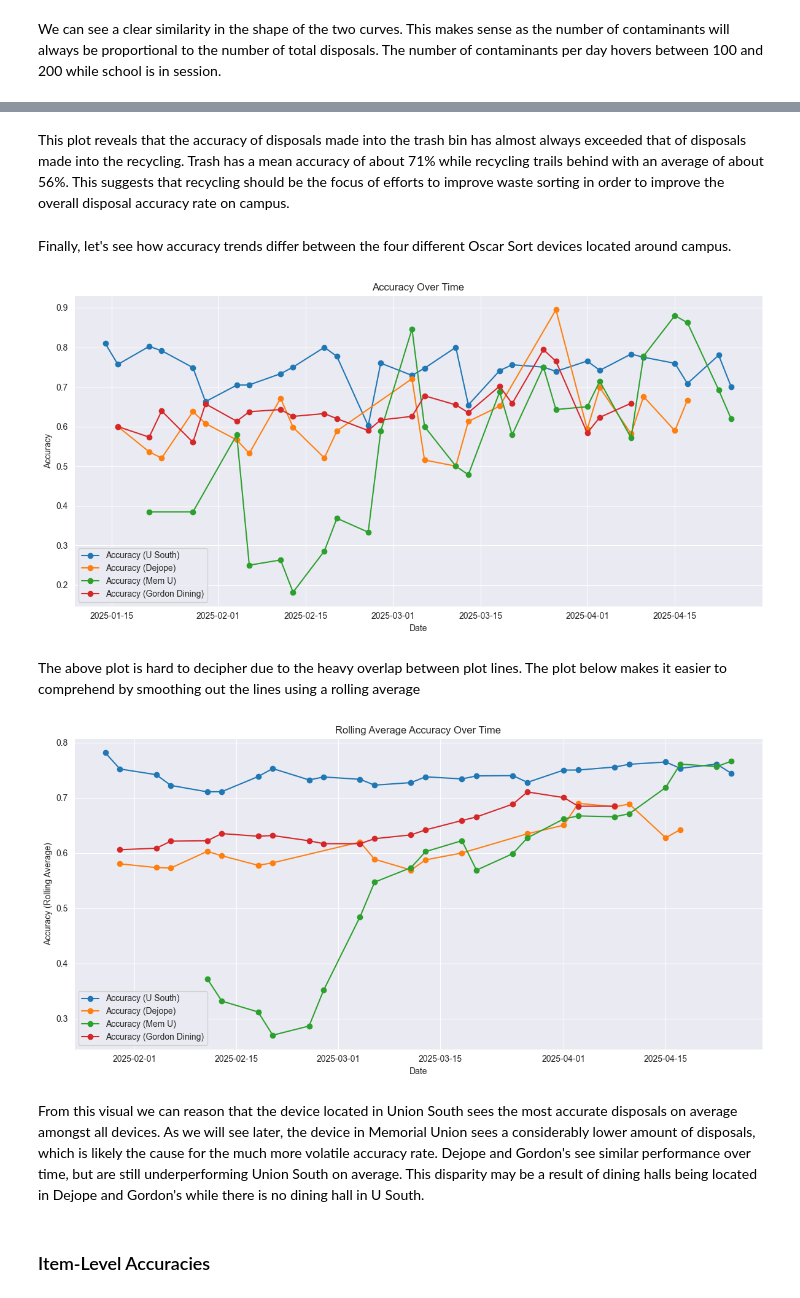
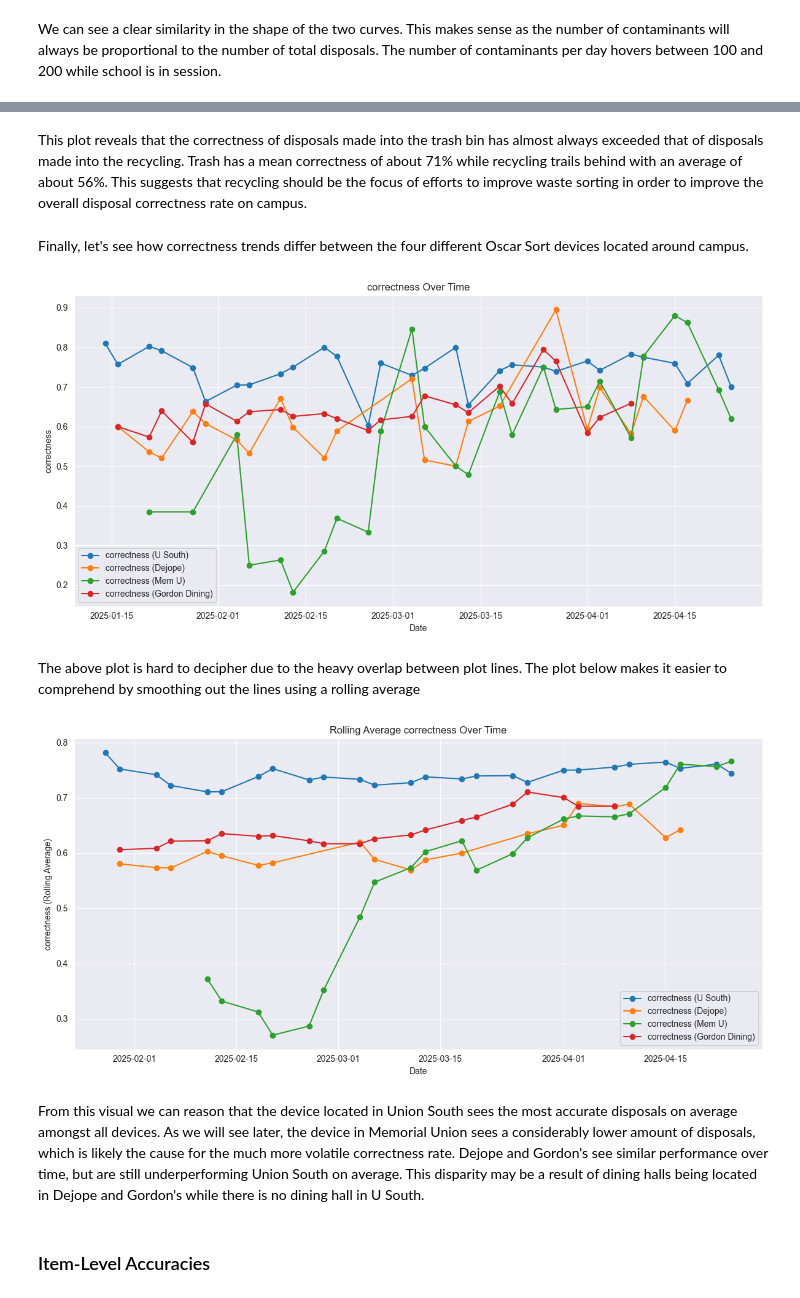
Before and after one commit to bps78/Oscar-Research-Project, a Jupyter notebook: oscar_project.ipynb, the cells around one changed output, grey strips where cells are left out. Cells and saved outputs as stored; diff of their text form; code cells hidden in the pictures.

```diff
--- a/oscar_project.ipynb
+++ b/oscar_project.ipynb
@@ -247,9 +248,9 @@ Mean recycling accuracy:  0.5562203371246486
 # %% [markdown]
-This plot reveals that the accuracy of disposals made into the trash bin has almost always exceeded that of disposals made into the recycling. Trash has a mean accuracy of about 71% while recycling trails behind with an average of about 56%. This suggests that recycling should be the focus of efforts to improve waste sorting in order to improve the overall disposal accuracy rate on campus.
+This plot reveals that the correctness of disposals made into the trash bin has almost always exceeded that of disposals made into the recycling. Trash has a mean correctness of about 71% while recycling trails behind with an average of about 56%. This suggests that recycling should be the focus of efforts to improve waste sorting in order to improve the overall disposal correctness rate on campus.
 # %% [markdown]
-Finally, let's see how accuracy trends differ between the four different Oscar Sort devices located around campus.
+Finally, let's see how correctness trends differ between the four different Oscar Sort devices located around campus.
 # %%
-# Accuracy over time by location
+# correctness over time by location
 
 disposals['Date'] = pd.to_datetime(disposals['Date'])
 disposals = disposals.sort_values('Date')
@@ -257,50 +258,50 @@ disposals = disposals.sort_values('Date')
 # Group by date and get daily sums
 daily = disposals.groupby(['Date', 'Device']).agg({'Disposals': 'sum', 'Contaminants': 'sum'}).reset_index()
 
-# Calculate accuracy
-daily['Accuracy'] = 1 - (daily['Contaminants'] / daily['Disposals'])
+# Calculate correctness
+daily['correctness'] = 1 - (daily['Contaminants'] / daily['Disposals'])
 
 daily = daily[4:]
 
 devices = disposals['Device'].unique()
 
 plt.figure(figsize=(12, 6))
 
 for device in devices:
     daily_device = daily[daily['Device'] == device]
-    plt.plot(daily_device['Date'], daily_device['Accuracy'], marker='o', label=f'Accuracy ({device})')
+    plt.plot(daily_device['Date'], daily_device['correctness'], marker='o', label=f'correctness ({device})')
 
-plt.title('Accuracy Over Time')
+plt.title('correctness Over Time')
 plt.xlabel('Date')
-plt.ylabel('Accuracy')
+plt.ylabel('correctness')
 plt.legend()
 plt.tight_layout()
 plt.show()
 
 display(Markdown(("The above plot is hard to decipher due to the heavy overlap between plot lines. The plot below makes it easier to comprehend by smoothing out the lines using a rolling average")))
 
 # Let's make the plot a lot easier to read by smoothing out the lines in the plot
 
 plt.figure(figsize=(12, 6))
 
 for device in devices:
     daily_device = daily[daily['Device'] == device]
     # Applies a rolling average to the y values in order to make the visualization more readable
-    smoothed_accuracy = daily_device['Accuracy'].rolling(window=5).mean()
-    plt.plot(daily_device['Date'], smoothed_accuracy, marker='o', label=f'Accuracy ({device})')
+    smoothed_correctness = daily_device['correctness'].rolling(window=5).mean()
+    plt.plot(daily_device['Date'], smoothed_correctness, marker='o', label=f'correctness ({device})')
 
-plt.title('Rolling Average Accuracy Over Time')
+plt.title('Rolling Average correctness Over Time')
 plt.xlabel('Date')
-plt.ylabel('Accuracy (Rolling Average)')
+plt.ylabel('correctness (Rolling Average)')
 plt.legend()
 plt.tight_layout()
 plt.show()
 # %% [output]
-[figure, old version]
+[figure, new version]
 The above plot is hard to decipher due to the heavy overlap between plot lines. The plot below makes it easier to comprehend by smoothing out the lines using a rolling average
-[figure, old version]
+[figure, new version]
 # %% [markdown]
-From this visual we can reason that the device located in Union South sees the most accurate disposals on average amongst all devices. As we will see later, the device in Memorial Union sees a considerably lower amount of disposals, which is likely the cause for the much more volatile accuracy rate. Dejope and Gordon's see similar performance over time, but are still underperforming Union South on average. This disparity may be a result of dining halls being located in Dejope and Gordon's while there is no dining hall in U South.
+From this visual we can reason that the device located in Union South sees the most accurate disposals on average amongst all devices. As we will see later, the device in Memorial Union sees a considerably lower amount of disposals, which is likely the cause for the much more volatile correctness rate. Dejope and Gordon's see similar performance over time, but are still underperforming Union South on average. This disparity may be a result of dining halls being located in Dejope and Gordon's while there is no dining hall in U South.
 # %% [markdown]
 ### Item-Level Accuracies
 # %% [markdown]
```
Also changed, not shown: parts of 33 cells of this notebook, 1 other file.
